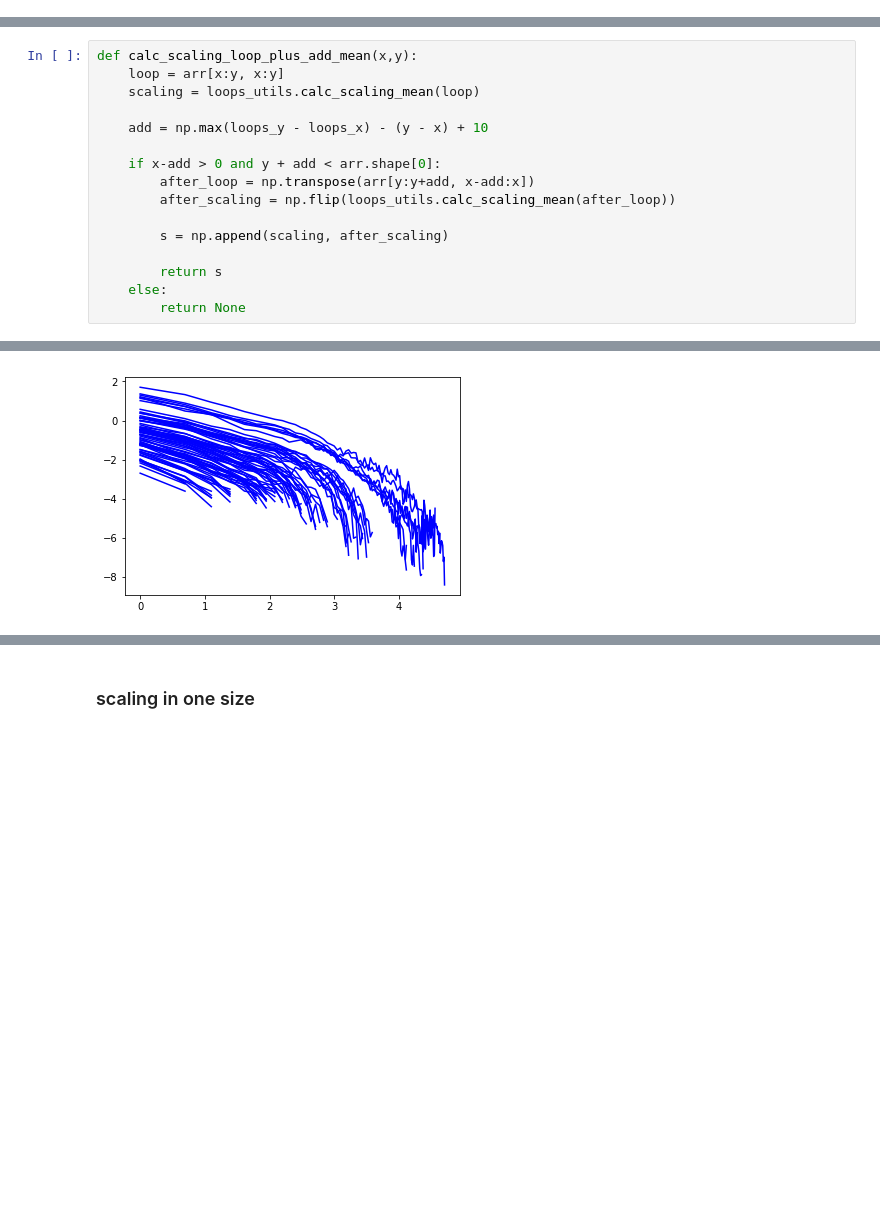
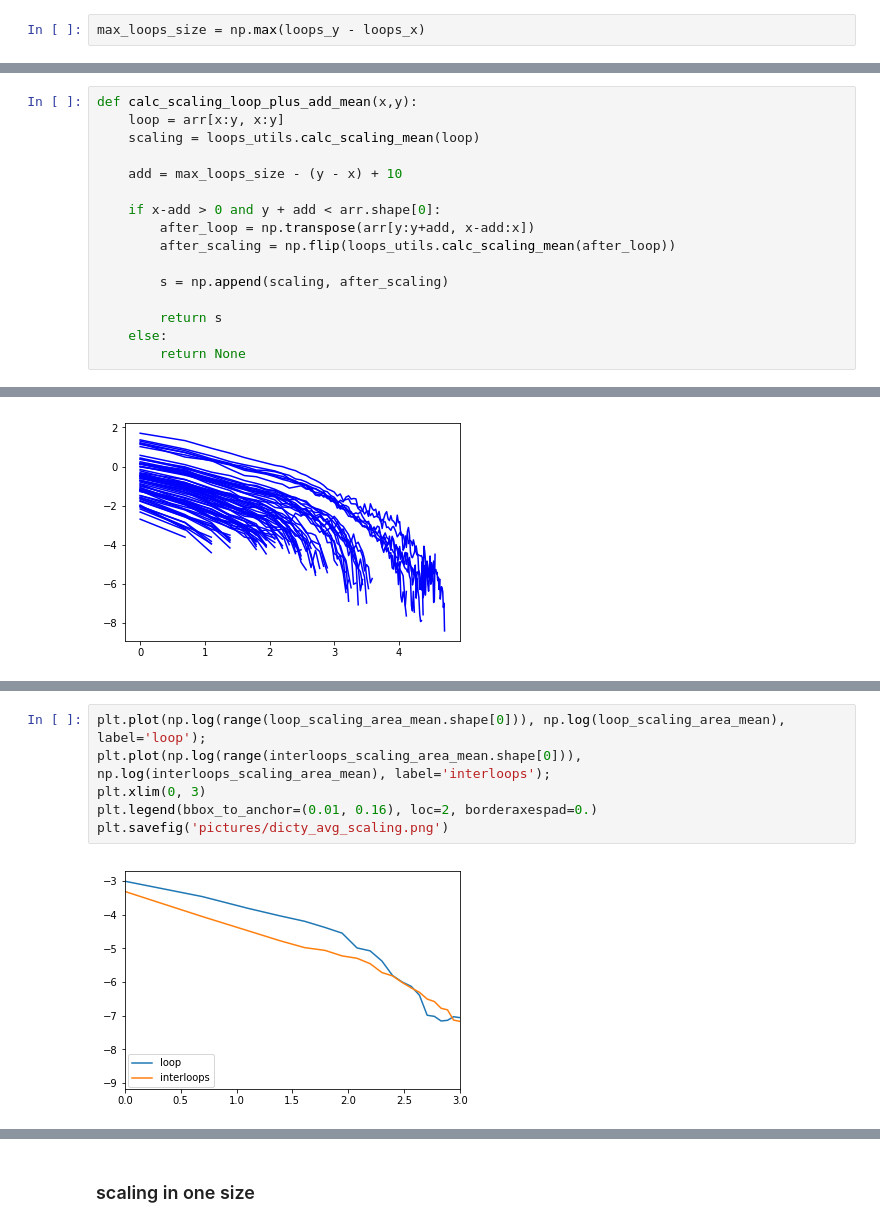
Before and after one commit to GoodBoy962/Dictyostelium-loops, a Jupyter notebook: dicty/Loops scaling (Dicty).ipynb, the cells around one changed output, grey strips where cells are left out. Saved outputs shown, nothing was run; the diff lists cells and outputs as text; blank space fills up the shorter version.

```diff
--- a/dicty/Loops scaling (Dicty).ipynb
+++ b/dicty/Loops scaling (Dicty).ipynb
@@ -95,2 +108,4 @@ loops_utils.plot_scaling_values(scaling_values)
 # %% [markdown]
 ## Loops plus area after
+# %%
+max_loops_size = np.max(loops_y - loops_x)
@@ -99,7 +118,7 @@ def calc_scaling_loop_plus_add_mean(x,y):
     loop = arr[x:y, x:y]
     scaling = loops_utils.calc_scaling_mean(loop)
 
-    add = np.max(loops_y - loops_x) - (y - x) + 10
+    add = max_loops_size - (y - x) + 10
 
     if x-add > 0 and y + add < arr.shape[0]:
         after_loop = np.transpose(arr[y:y+add, x-add:x])
@@ -256,0 +249,8 @@ loops_utils.plot_scaling_values(scaling_values)
+# %%
+plt.plot(np.log(range(loop_scaling_area_mean.shape[0])), np.log(loop_scaling_area_mean), label='loop');
+plt.plot(np.log(range(interloops_scaling_area_mean.shape[0])), np.log(interloops_scaling_area_mean), label='interloops');
+plt.xlim(0, 3)
+plt.legend(bbox_to_anchor=(0.01, 0.16), loc=2, borderaxespad=0.)
+plt.savefig('pictures/dicty_avg_scaling.png')
+# %% [output]
+[figure, added]
```
Also changed, not shown: parts of 21 cells of this notebook, 10 other files.
